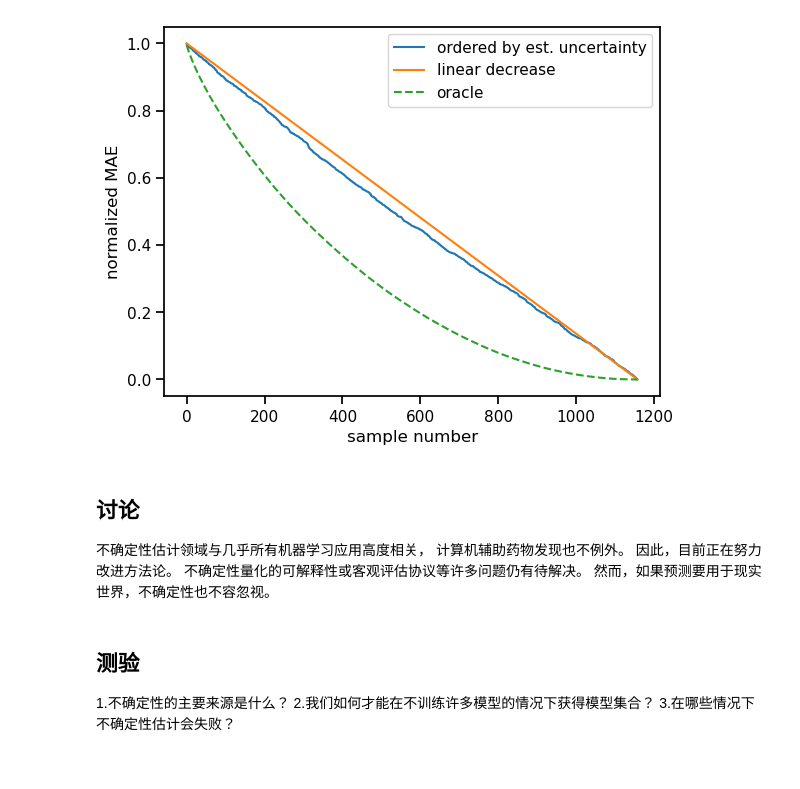
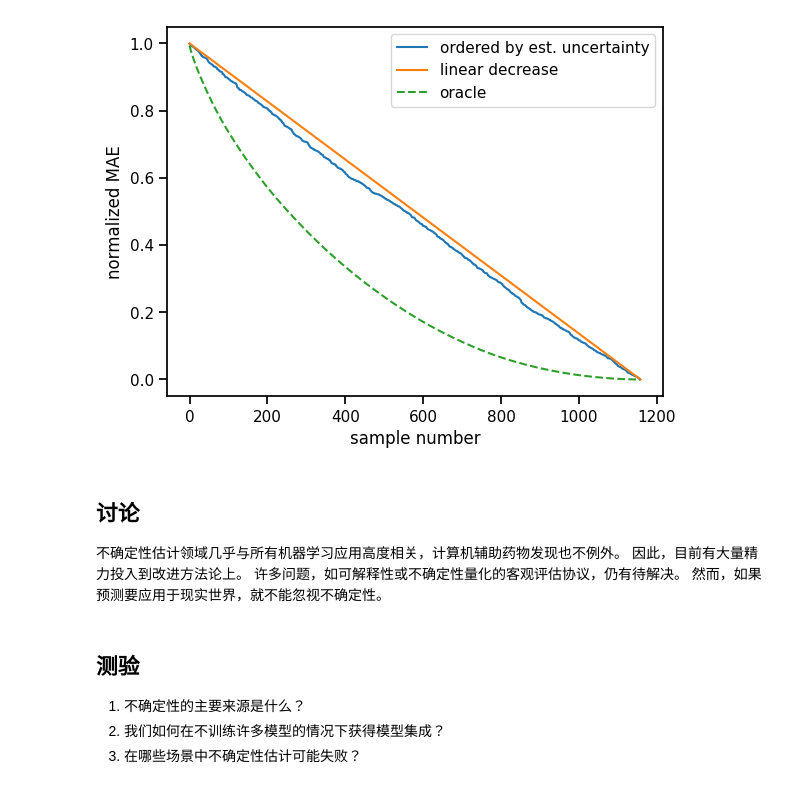
Before and after one commit to ByteTora/teachopencadd-zh, a Jupyter notebook: teachopencadd/教程/T037_不确定性估计/talktorial_zh.ipynb, the cells around one changed output. Saved outputs shown, nothing was run; the diff lists cells and outputs as text; code cells hidden in the pictures.

```diff
--- a/teachopencadd/教程/T037_不确定性估计/talktorial_zh.ipynb
+++ b/teachopencadd/教程/T037_不确定性估计/talktorial_zh.ipynb
@@ -184,29 +208,35 @@ class NeuralNetwork(nn.Module):
 # %%
-def train_loop(dataloader, model, loss_fn, optimizer):
+def train_loop(dataloader, model, loss_fn, optimizer=None):
     """
-    Run one training epoch.
+    运行一个训练 epoch。
 
     Parameters
     ----------
     dataloader : torch.utils.data.DataLoader
-        Data loader for the training data.
+        训练数据的数据加载器。
     model : torch.nn.Module
-        The model to train.
+        要训练的模型。
     loss_fn : function
-        A differentiable loss function.
+        一个可微的损失函数。
     optimizer : torch.optimizer.Optimizer
         The optimization procedure.
     """
     size = len(dataloader.dataset)
+    num_batches = len(dataloader)
+    total_loss = 0
+
     for batch, (X, y) in enumerate(dataloader):
-        #计算预测和损失
+        # Compute prediction and loss
         pred = model(X)
         loss = loss_fn(pred, y)
+        total_loss += loss.item()
 
-        #反向传播
+        # Backpropagation
         optimizer.zero_grad()
         loss.backward()
         optimizer.step()
+
+    return total_loss / num_batches
 
 
 def test_loop(dataloader, model, loss_fn):
@@ -244,12 +273,12 @@ def test_loop(dataloader, model, loss_fn):
 # %%
-def create_and_fit_model(training_loader, test_loader, epochs=8, verbose=False):
+def create_and_fit_model(training_loader, model_args=dict(), lr=1e-4, epochs=20, verbose=False):
     """
-    Create and fit a model.
+    创建并拟合模型。
 
     Parameters
     ----------
     training_loader : torch.utils.data.DataLoader
-        Data loader for the training data.
+        训练数据的数据加载器。
     test_loader : torch.utils.data.DataLoader
         Data loader for the test data.
     epochs : int, optional
@@ -262,14 +291,13 @@ def create_and_fit_model(training_loader, test_loader, epochs=8, verbose=False):
     model: NeuralNetwork
         A trained instance of `NeuralNetwork`.
     """
-    model = NeuralNetwork().to("cpu")
+    model = NeuralNetwork(**model_args).to("cpu")
     loss_fn = torch.nn.MSELoss()
-    optimizer = torch.optim.Adam(model.parameters(), lr=0.01)
+    optimizer = torch.optim.Adam(model.parameters(), lr=lr)
     for i in range(epochs):
         if verbose:
             print("Epoch", i)
-        train_loop(training_loader, model, loss_fn, optimizer)
-        test_loss = test_loop(test_loader, model, loss_fn)
+        train_loss = train_loop(training_loader, model, loss_fn, optimizer)
         if verbose:
-            print(f"Test loss: {test_loss:>8f} \n")
+            print(f"Training loss: {train_loss:>8f} \n")
     return model
@@ -278,4 +306,4 @@ def create_and_fit_model(training_loader, test_loader, epochs=8, verbose=False):
 # %%
-single_model = create_and_fit_model(training_loader, test_loader, verbose=True)
+single_model = create_and_fit_model(training_loader, verbose=True)
 # %% [output]
 Epoch 0
@@ -561,5 +602,5 @@ plt.ylabel("normalized MAE");
 # %%
-N_AUG = 100
+N_AUG = 200
 
 x_test_aug = torch.repeat_interleave(x_test, N_AUG, dim=0)
 
@@ -571,45 +612,44 @@ x_test_aug = torch.tensor(x_test_aug, dtype=torch.float32)
 pred = single_model(x_test_aug)
 pred = pred.reshape(-1, N_AUG, 1)
 ((pred.mean(1) - y_test) ** 2).sum()
 
 stds_aug = pred.std(1)
 mae_aug = torch.abs(pred.mean(1) - y_test)
 
 torch.cumsum(mae_aug[torch.argsort(stds_aug, 0, descending=True).flatten()].flatten(), 0)
 
 idcs_mae = torch.argsort(mae_aug, 0, descending=True).flatten()
 idcs_conf = torch.argsort(stds_aug, 0, descending=True).flatten()
 total_err = mae_aug.sum().item()
 plt.plot(
     (total_err - torch.cumsum(mae_aug[idcs_conf].flatten(), 0)).detach().numpy() / total_err,
     label="ordered by est. uncertainty",
 )
 plt.plot(
     [0, len(x_test)],
     [1, 0],
     label="linear decrease",
 )
 plt.plot(
     (total_err - torch.cumsum(mae_aug[idcs_mae].flatten(), 0)).detach().numpy() / total_err,
     "--",
     label="oracle",
 )
 plt.legend()
 plt.xlabel("sample number")
 plt.ylabel("normalized MAE");
 # %% [output]
-[figure, old version]
+[figure, new version]
 # %% [markdown]
 ## 讨论
 
-不确定性估计领域与几乎所有机器学习应用高度相关，
-计算机辅助药物发现也不例外。
-因此，目前正在努力改进方法论。
-不确定性量化的可解释性或客观评估协议等许多问题仍有待解决。
-然而，如果预测要用于现实世界，不确定性也不容忽视。
+不确定性估计领域几乎与所有机器学习应用高度相关，计算机辅助药物发现也不例外。
+因此，目前有大量精力投入到改进方法论上。
+许多问题，如可解释性或不确定性量化的客观评估协议，仍有待解决。
+然而，如果预测要应用于现实世界，就不能忽视不确定性。
 # %% [markdown]
 ## 测验
 
-1.不确定性的主要来源是什么？
-2.我们如何才能在不训练许多模型的情况下获得模型集合？
-3.在哪些情况下不确定性估计会失败？
+1. 不确定性的主要来源是什么？
+2. 我们如何在不训练许多模型的情况下获得模型集成？
+3. 在哪些场景中不确定性估计可能失败？
```
Also changed, not shown: parts of 73 cells of this notebook.
